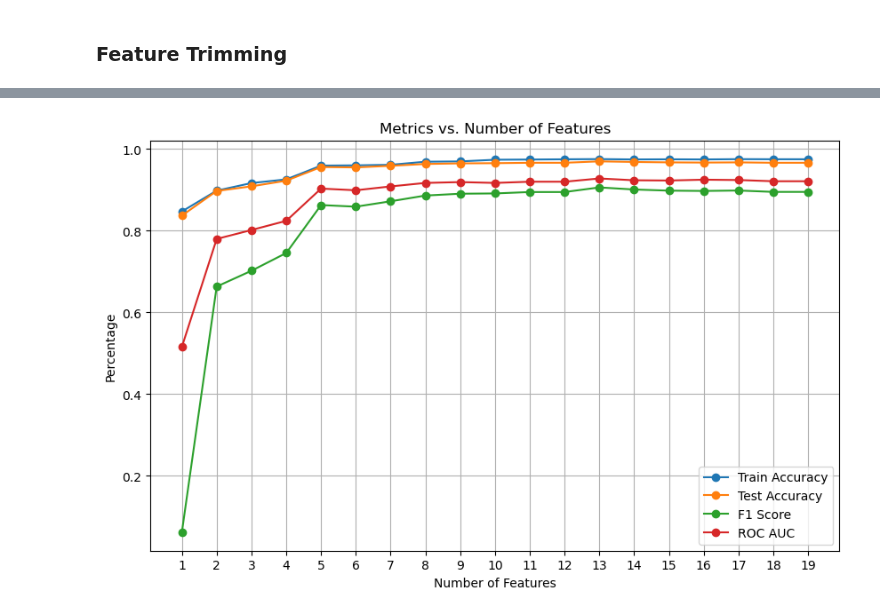
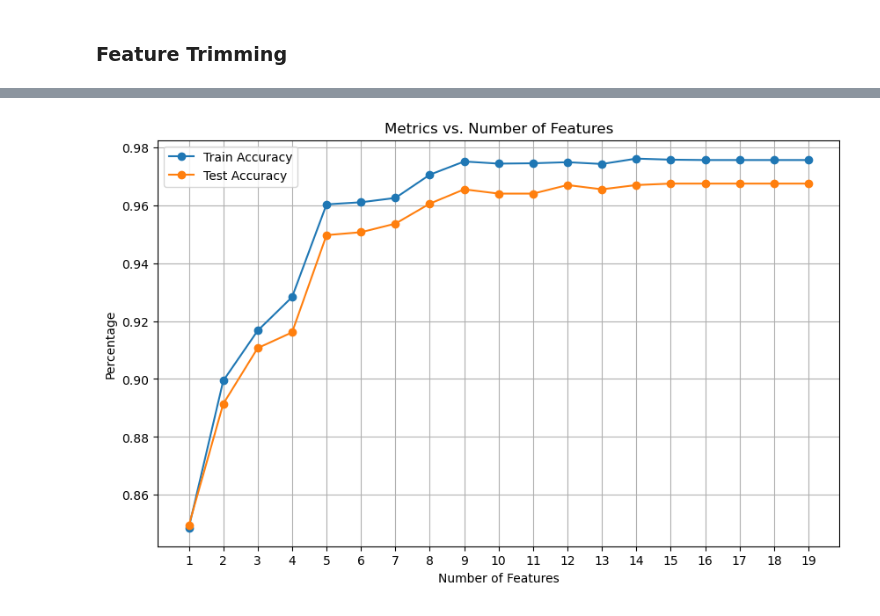
Before and after one commit to Derekcho91/Credit_Card_Churn_Analysis, a Jupyter notebook: xgboostBankChurn.ipynb, the cells around one changed output, grey strips where cells are left out. Saved outputs shown, nothing was run; the diff lists cells and outputs as text; code cells hidden in the pictures.

```diff
--- a/xgboostBankChurn.ipynb
+++ b/xgboostBankChurn.ipynb
@@ -46,6 +50,8 @@ skewed_cols = skewness[(skewness > 1) | (skewness < -1)].index
 max_depth = 3
 learning_rate = 0.1
 n_estimators = 100
+random_state = 42
+test_size = 0.2
 # %% [markdown]
 ### Quick Summary of Metrics
 Accuracy measures the overall correctness of the model's predictions (the number of correct predictions divided by the total number of predictions). High accuracy on both training and test sets suggests that the model is performing well, but it's always important to consider this metric in the context of the problem's baseline accuracy and the balance of classes in your dataset.
@@ -147,7 +177,7 @@ X_normalized = X.copy()
 skewed_cols = skewness[(skewness > 1) | (skewness < -1)].index
 # print(skewed_cols)
 X_normalized[skewed_cols] = pt.fit_transform(X_normalized[skewed_cols])
-X_normalized_train, X_normalized_test, y_train, y_test = train_test_split(X_normalized, y, test_size=0.2, random_state=145,shuffle=True)
+X_normalized_train, X_normalized_test, y_train, y_test = train_test_split(X_normalized, y, test_size=test_size, random_state=random_state,shuffle=True)
 
 # for i in skewed_cols:
 #     transformed_skew = skew(X_normalized[i])
@@ -158,20 +188,20 @@ X_normalized_train, X_normalized_test, y_train, y_test = train_test_split(X_norm
 #     plt.ylabel('Frequency')
 #     plt.show()
 
-xgb_classifier = xgb.XGBClassifier(random_state=145,eval_metric='logloss',use_label_encoder=False,
+xgb_classifier = xgb.XGBClassifier(random_state=random_state,eval_metric='logloss',use_label_encoder=False,
                                    max_depth=max_depth,learning_rate=learning_rate,n_estimators=n_estimators,verbosity=0,objective='binary:logistic')
 xgb_classifier.fit(X_normalized_train, y_train, eval_set=[(X_normalized_train, y_train), (X_normalized_test, y_test)], verbose=False)
 
 y_train_pred = xgb_classifier.predict(X_normalized_train)
 y_test_pred = xgb_classifier.predict(X_normalized_test)
-#
 
 
-from sklearn.metrics import accuracy_score, f1_score, roc_auc_score
 train_accuracy = accuracy_score(y_train, y_train_pred)
 test_accuracy = accuracy_score(y_test, y_test_pred)
 f1 = f1_score(y_test, y_test_pred)
 roc_auc = roc_auc_score(y_test, y_test_pred)
+precision = precision_score(y_test, y_test_pred)
+recall = recall_score(y_test, y_test_pred)
 logloss_result = xgb_classifier.evals_result()
 train_logloss_last = logloss_result['validation_0']['logloss'][-1]
 test_logloss_last = logloss_result['validation_1']['logloss'][-1]
@@ -180,6 +210,8 @@ print(f"""Data Post-Normalization:
       Train Accuracy: {train_accuracy*100:.2f}%
       Test Accuracy: {test_accuracy*100:.2f}%
       F1 Score: {f1*100:.2f}%
+            Recall: {recall*100:.2f}%
+            Precision: {precision*100:.2f}%
       ROC AUC: {roc_auc*100:.2f}%
       Train Log Loss: {train_logloss_last:.4f}
       Test Log Loss: {test_logloss_last:.4f}""")
@@ -237,12 +283,12 @@ sorted_importance = [x for _, x in sorted(zip(feature_importance, X_train.column
 # %%
-from sklearn.metrics import log_loss
+
 
 def evaluate_model_with_features(features):
     # Train and evaluate the model with the specified features
     X_train_subset = X_train[features]
     X_test_subset = X_test[features]
 
-    xgb_classifier = xgb.XGBClassifier(random_state=145, eval_metric='logloss', use_label_encoder=False,
+    xgb_classifier = xgb.XGBClassifier(random_state=random_state, eval_metric='logloss', use_label_encoder=False,
                                        max_depth=max_depth,learning_rate=learning_rate,n_estimators=n_estimators,verbosity=0,objective='binary:logistic')
     xgb_classifier.fit(X_train_subset, y_train, eval_set=[(X_train_subset, y_train), (X_test_subset, y_test)], verbose=False)
 
@@ -257,9 +303,12 @@ def evaluate_model_with_features(features):
         'Train Accuracy': accuracy_score(y_train, y_train_pred),
         'Test Accuracy': accuracy_score(y_test, y_test_pred),
         'F1 Score': f1_score(y_test, y_test_pred),
+        'Precision': precision_score(y_test, y_test_pred),
+        'Recall': recall_score(y_test, y_test_pred),
         'ROC AUC': roc_auc_score(y_test, y_test_pred),
         'Train Log Loss': log_loss(y_train, y_train_pred_proba),
         'Test Log Loss': log_loss(y_test, y_test_pred_proba)
+        # Get inve
     }
 
     return metrics
@@ -299,20 +348,16 @@ metrics_df
 # %%
 # Example plot for Test Accuracy
 plt.figure(figsize=(10, 6))
 train_accurracies = [m['Train Accuracy'] for m in all_metrics]
 test_accuracies = [m['Test Accuracy'] for m in all_metrics]
-f1_scores = [m['F1 Score'] for m in all_metrics]
-roc_auc_scores = [m['ROC AUC'] for m in all_metrics]
 plt.plot(range(1, len(sorted_importance) + 1), train_accurracies, marker='o', label='Train Accuracy')
 plt.plot(range(1, len(sorted_importance) + 1), test_accuracies, marker='o', label='Test Accuracy')
-plt.plot(range(1, len(sorted_importance) + 1), f1_scores, marker='o', label='F1 Score')
-plt.plot(range(1, len(sorted_importance) + 1), roc_auc_scores, marker='o', label='ROC AUC')
 plt.xticks(range(1, len(sorted_importance) + 1))
 plt.grid(True)
 plt.xlabel('Number of Features')
 plt.ylabel('Percentage')
 plt.title('Metrics vs. Number of Features')
 plt.legend()
 plt.show()
 # %% [output]
-[figure, old version]
+[figure, new version]
```
Also changed, not shown: parts of 20 cells of this notebook, 1 other file.
